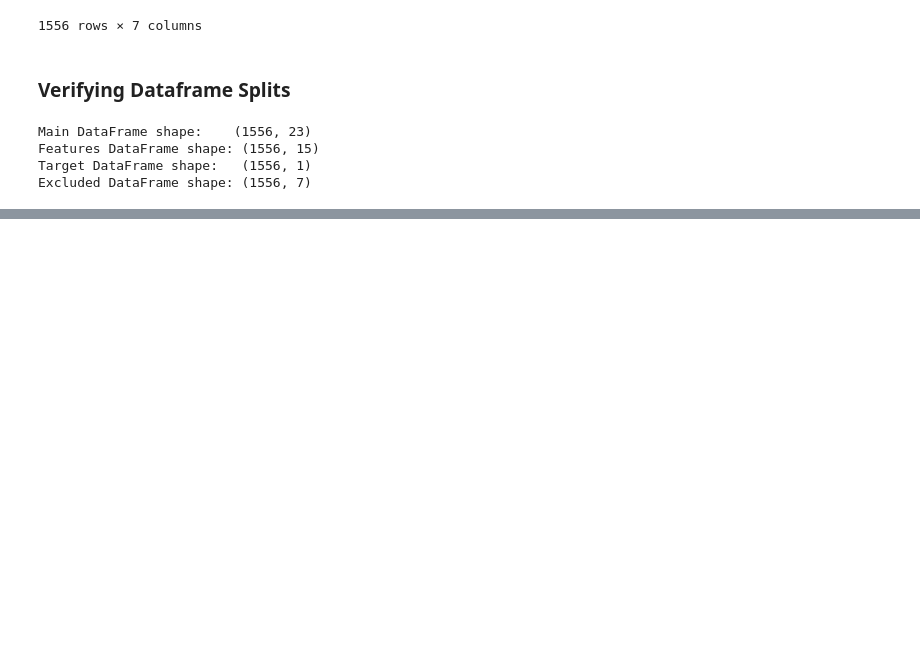
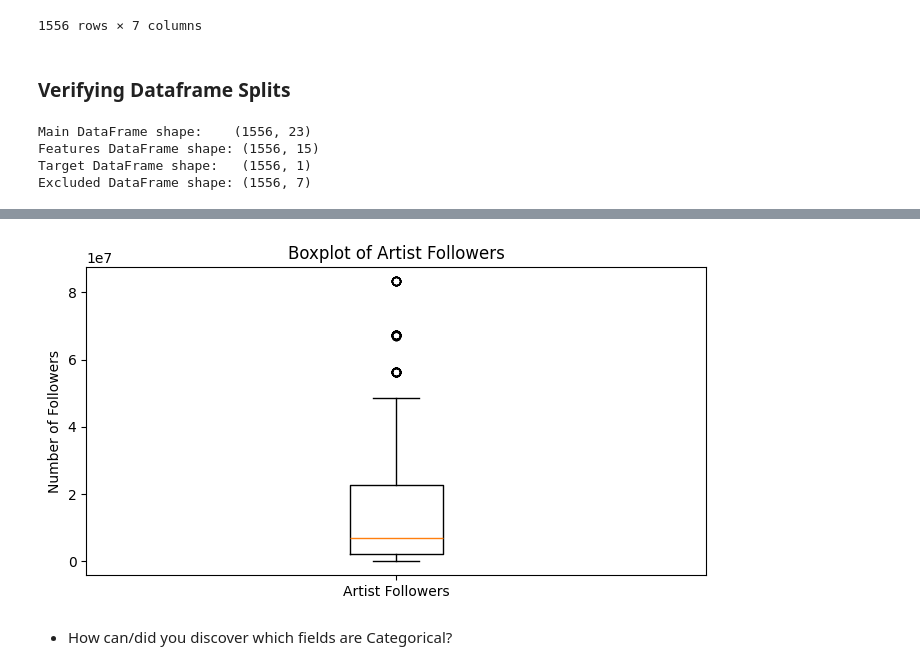
Before and after one commit to ikoghoddds-bit/Data-Science-Portfolio-C21, a Jupyter notebook: Projects/Project-4/Spotify_Pass_1.ipynb, the cells around one changed output, grey strips where cells are left out. Cells and saved outputs as stored; diff of their text form; code cells hidden in the pictures; blank space fills up the shorter version.

```diff
--- a/Projects/Project-4/Spotify_Pass_1.ipynb
+++ b/Projects/Project-4/Spotify_Pass_1.ipynb
@@ -575,0 +627,18 @@ Excluded DataFrame shape: (1556, 7)
+# %%
+
+
+plt.figure(figsize=(8, 4))
+
+# 1. Force 'Artist Followers' to be numeric and clean missing values
+clean_followers = pd.to_numeric(df_features['Artist Followers'], errors='coerce').dropna()
+
+# 2. Create the boxplot using the modern 'tick_labels' parameter to prevent warnings
+_ = plt.boxplot(clean_followers, tick_labels=['Artist Followers'])
+
+plt.title('Boxplot of Artist Followers')
+plt.ylabel('Number of Followers')
+plt.show()
+# %% [output]
+[figure, added]
+# %% [markdown]
+- How can/did you discover which fields are Categorical?
```
Also changed, not shown: parts of 21 cells of this notebook.
